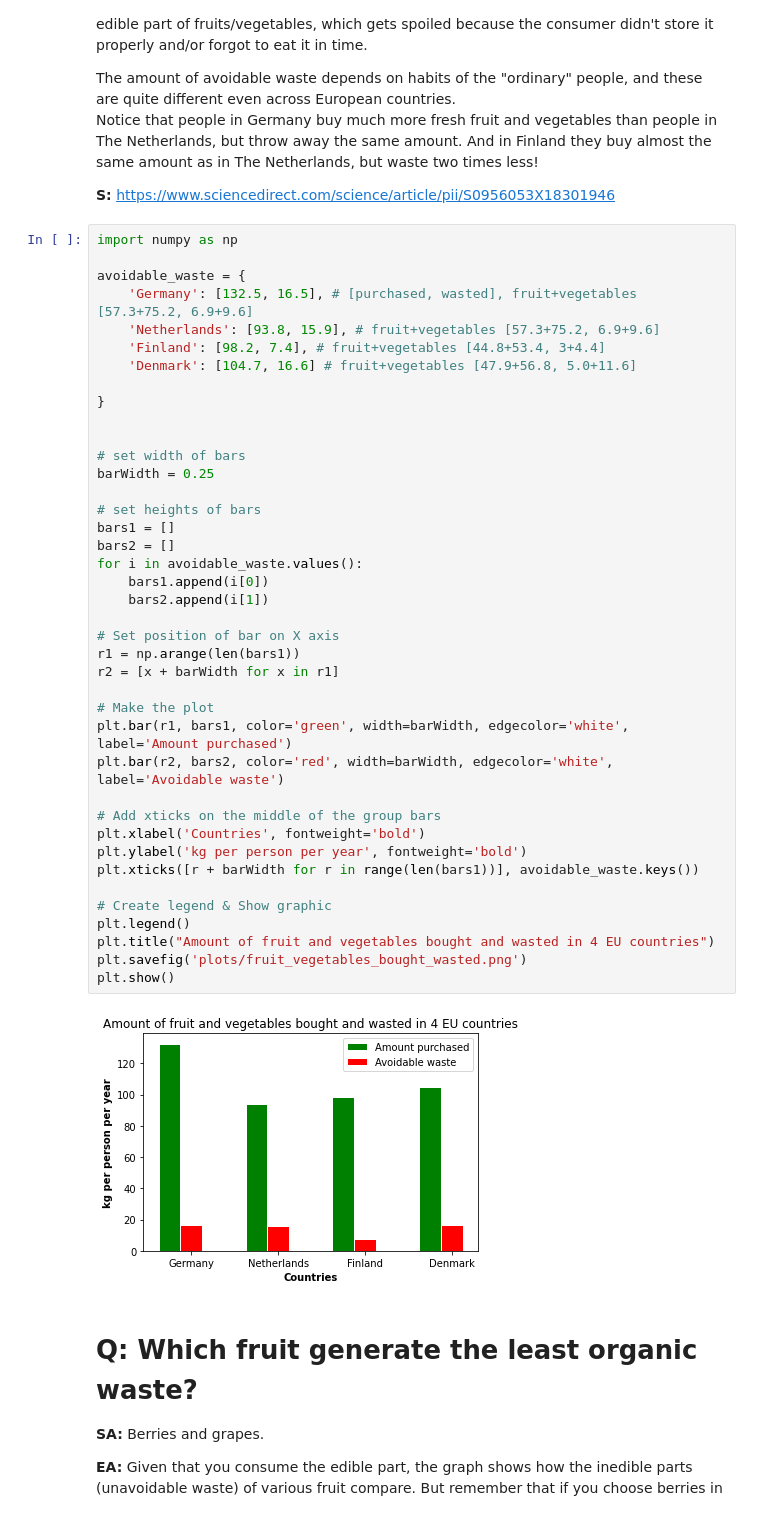
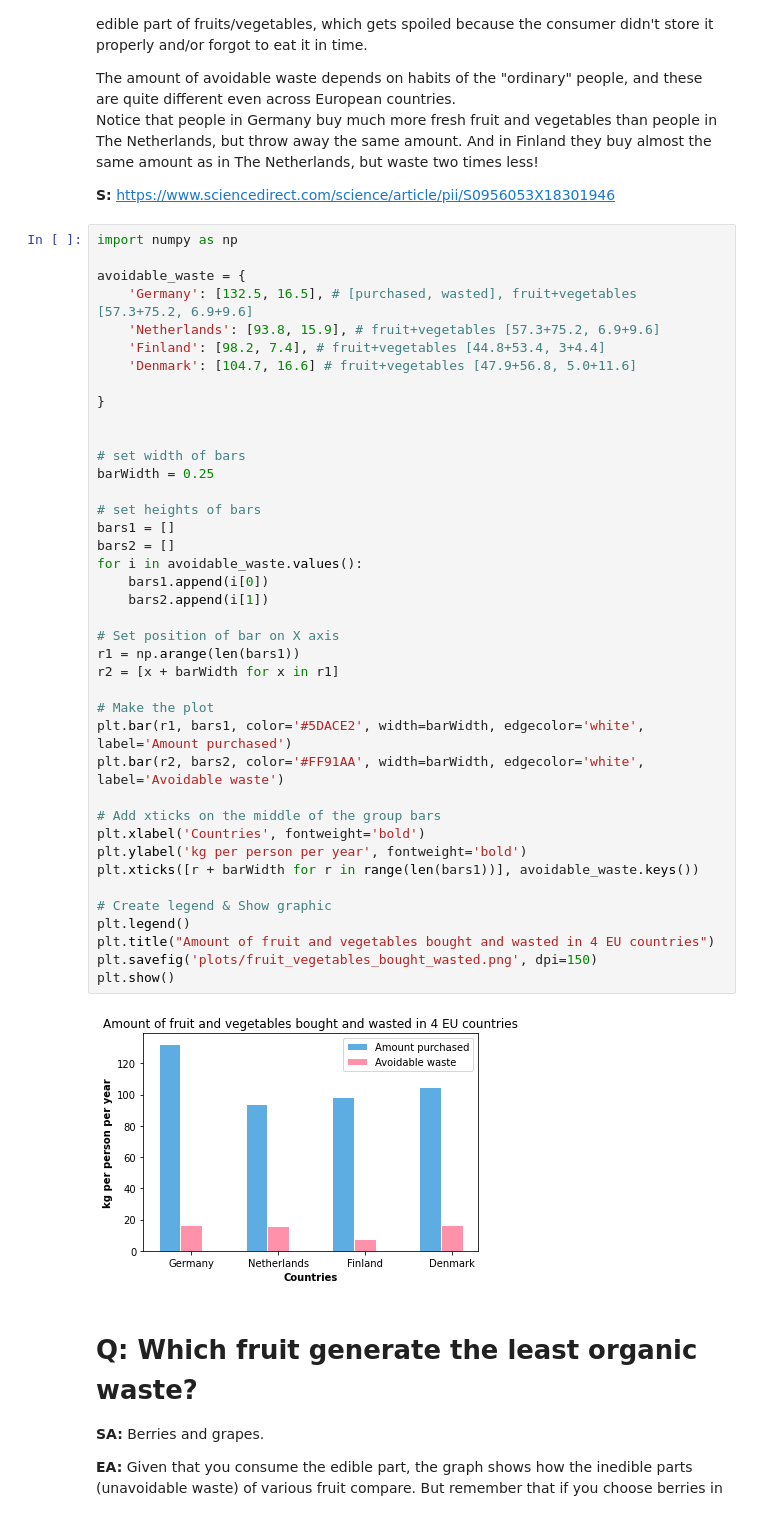
Before and after one commit to Jeyana/EcoDilemmaAdvisor, a Jupyter notebook: jupyter/Q&A Fruit and vegetables.ipynb, the cells around one changed output. Drawn from its saved outputs; the diff is of its cells as text.

Commit message:
jupyter: colors

```diff
--- a/jupyter/Q&A Fruit and vegetables.ipynb
+++ b/jupyter/Q&A Fruit and vegetables.ipynb
@@ -46,37 +46,37 @@ avoidable_waste = {
 
 }
 
 
 # set width of bars
 barWidth = 0.25
 
 # set heights of bars
 bars1 = []
 bars2 = []
 for i in avoidable_waste.values():
     bars1.append(i[0])
     bars2.append(i[1])
 
 # Set position of bar on X axis
 r1 = np.arange(len(bars1))
 r2 = [x + barWidth for x in r1]
 
 # Make the plot
-plt.bar(r1, bars1, color='green', width=barWidth, edgecolor='white', label='Amount purchased')
-plt.bar(r2, bars2, color='red', width=barWidth, edgecolor='white', label='Avoidable waste')
+plt.bar(r1, bars1, color='#5DACE2', width=barWidth, edgecolor='white', label='Amount purchased')
+plt.bar(r2, bars2, color='#FF91AA', width=barWidth, edgecolor='white', label='Avoidable waste')
 
 # Add xticks on the middle of the group bars
 plt.xlabel('Countries', fontweight='bold')
 plt.ylabel('kg per person per year', fontweight='bold')
 plt.xticks([r + barWidth for r in range(len(bars1))], avoidable_waste.keys())
 
 # Create legend & Show graphic
 plt.legend()
 plt.title("Amount of fruit and vegetables bought and wasted in 4 EU countries")
-plt.savefig('plots/fruit_vegetables_bought_wasted.png')
+plt.savefig('plots/fruit_vegetables_bought_wasted.png', dpi=150)
 plt.show()
 # %% [output]
-[figure, old version]
+[figure, new version]
 # %% [markdown]
 # Q: Which fruit generate the least organic waste?
 **SA:** Berries and grapes.<br>
```
Also changed, not shown: 2 other files.
